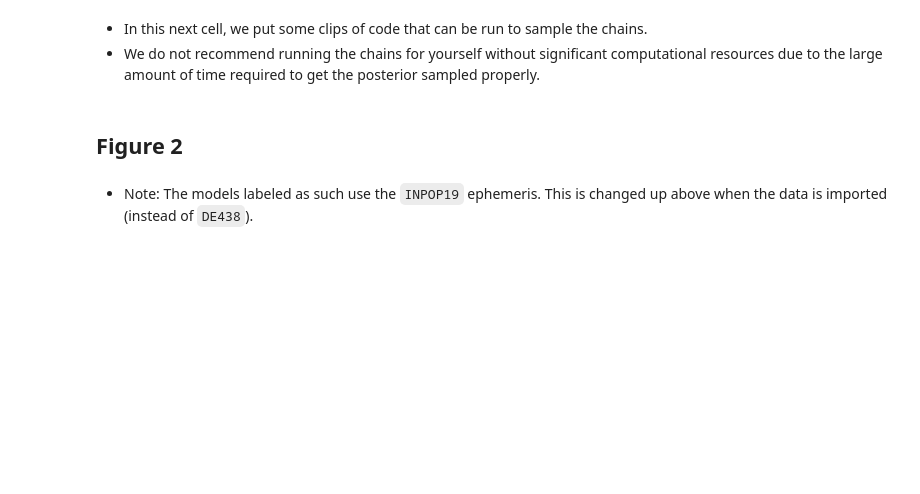
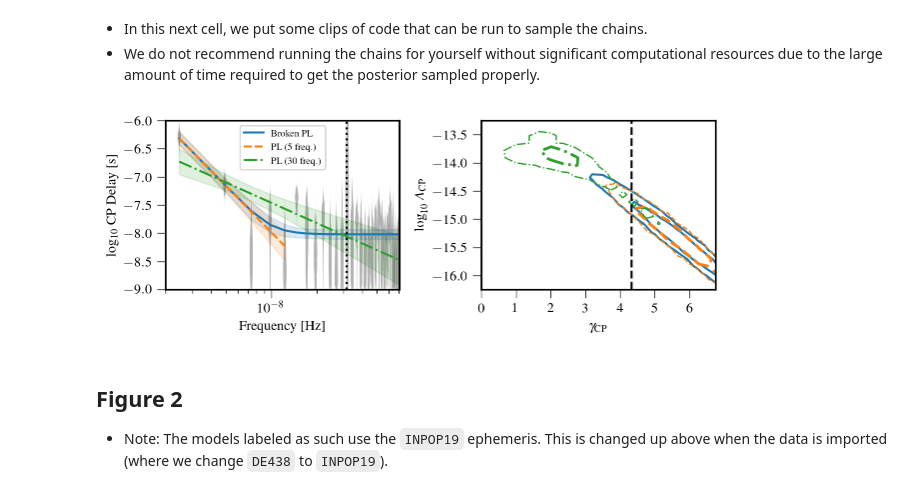
Before and after one commit to nanograv/12p5yr_stochastic_analysis, a Jupyter notebook: notebooks/pta_gwb_analysis.ipynb, the cells around one changed output. Saved outputs shown, nothing was run; the diff lists cells and outputs as text; code cells hidden in the pictures; blank space fills up the shorter version.

```diff
--- a/notebooks/pta_gwb_analysis.ipynb
+++ b/notebooks/pta_gwb_analysis.ipynb
@@ -787,6 +856,23 @@ DE438_vary_30cRN_idx = np.argmax(chain_DE438_30f_vary[:,-1])
 PL_5freq = powerlaw(freqs_5, log10_A=chain_DE438_vary[:,1][DE438_vary_5cRN_idx], gamma=chain_DE438_vary[:,0][DE438_vary_5cRN_idx])
 PL_30freq = powerlaw(freqs_30, log10_A=chain_DE438_30f_vary[:,1][DE438_vary_30cRN_idx], gamma=chain_DE438_30f_vary[:,0][DE438_vary_30cRN_idx])
 bPL = Broken_powerlaw(freqs_30, log10_A=chain_DE438_bplaw_vary[:,1][DE438_vary_Bpl_idx], log10_fb=chain_DE438_bplaw_vary[:,2][DE438_vary_Bpl_idx], gamma=chain_DE438_bplaw_vary[:,0][DE438_vary_Bpl_idx])
+# %%
+# Create an array for the bPL, 5f, and 30f chains
+## (to be able to make the 1-sigma regions and plot mean curves)
+bPL_num = int(chain_DE438_bplaw_vary[:,0].shape[0] / 5.)
+bPL_array = np.zeros((bPL_num,30))
+for ii in range(bPL_num):
+    bPL_array[ii] = np.log10(Broken_powerlaw(freqs_30, log10_A=chain_DE438_bplaw_vary[ii*5,1], log10_fb=chain_DE438_bplaw_vary[ii*5,2], gamma=chain_DE438_bplaw_vary[ii*5,0]))
+
+PL_5freq_num = int(chain_DE438_vary[:,0].shape[0] / 5.)
+PL_5freq_array = np.zeros((PL_5freq_num,5))
+for ii in range(PL_5freq_num):
+    PL_5freq_array[ii] = np.log10(powerlaw(freqs_5, log10_A=chain_DE438_vary[ii*5,1], gamma=chain_DE438_vary[ii*5,0]))
+
+PL_30freq_num = int(chain_DE438_30f_vary[:,0].shape[0] / 5.)
+PL_30freq_array = np.zeros((PL_30freq_num,30))
+for ii in range(PL_30freq_num):
+    PL_30freq_array[ii] = np.log10(powerlaw(freqs_30, log10_A=chain_DE438_30f_vary[ii*5,1], gamma=chain_DE438_30f_vary[ii*5,0]))
 # %%
 # Make Figure
 plt.figure(figsize=[2*3.5503666805036667, 2.1942472810764047])
@@ -794,10 +880,20 @@ plt.figure(figsize=[2*3.5503666805036667, 2.1942472810764047])
 # Left Hand Side Of Plot
 plt.subplot(1,2,1)
 
-# Plot MLV Curves
-plt.semilogx(freqs_30, np.log10(bPL), color='C0', label='Broken PL')
-plt.plot(freqs_5, np.log10(PL_5freq), color='C1', label='PL (5 freq.)', ls='dashed')
-plt.plot(freqs_30, np.log10(PL_30freq), color='C2', label='PL (30 freq.)', ls='dashdot')
+## Plot MLV Curves
+#plt.semilogx(freqs_30, np.log10(bPL), color='C0', label='Broken PL')
+#plt.plot(freqs_5, np.log10(PL_5freq), color='C1', label='PL (5 freq.)', ls='dashed')
+#plt.plot(freqs_30, np.log10(PL_30freq), color='C2', label='PL (30 freq.)', ls='dashdot')
+
+# Plot mean curves w/ 1-sigma regions
+plt.semilogx(freqs_30, (bPL_array.mean(axis=0)), color='C0', label='Broken PL')
+plt.fill_between(freqs_30, (bPL_array.mean(axis=0) - bPL_array.std(axis=0)), (bPL_array.mean(axis=0) + bPL_array.std(axis=0)), color='C0', alpha=0.15)
+
+plt.semilogx(freqs_5, (PL_5freq_array.mean(axis=0)), color='C1', label='PL (5 freq.)', ls='dashed')
+plt.fill_between(freqs_5, (PL_5freq_array.mean(axis=0) - PL_5freq_array.std(axis=0)), (PL_5freq_array.mean(axis=0) + PL_5freq_array.std(axis=0)), color='C1', alpha=0.15)
+
+plt.semilogx(freqs_30, (PL_30freq_array.mean(axis=0)), color='C2', label='PL (30 freq.)', ls='dashdot')
+plt.fill_between(freqs_30, (PL_30freq_array.mean(axis=0) - PL_30freq_array.std(axis=0)), (PL_30freq_array.mean(axis=0) + PL_30freq_array.std(axis=0)), color='C2', alpha=0.15)
 
 # Plot Free Spectral Violin Plot
 vpt = plt.violinplot(chain_DE438_FreeSpec, positions=(freqs_30), widths=0.05*freqs_30, showextrema=False)
@@ -807,45 +903,43 @@ for pc in vpt['bodies']:
 
 # Plot Labels
 plt.xlabel(r'Frequency [Hz]')
-plt.ylabel(r'log$_{10}$ Residual [s]')
+plt.ylabel(r'log$_{10}$ CP Delay [s]') # Residual [s]
 plt.ylim(-9, -6)
 plt.xlim(10**-8.7,10**-7.15)
 plt.legend(loc=9)
 
 # f = f_yr line
 plt.axvline(3.17e-8, color='k', linestyle='dotted')
 
 # Right Hand Plot
 plt.subplot(1,2,2)
 
 crn = corner.hist2d(chain_DE438_bplaw_vary[:,0], chain_DE438_bplaw_vary[:,1], color='C0', plot_datapoints=False, plot_density=False, levels=[0.67], countour_kwargs={'linewidths':2})
 corner.hist2d(chain_DE438_bplaw_vary[:,0], chain_DE438_bplaw_vary[:,1], color='C0', plot_datapoints=False, plot_density=False, levels=[0.95], countour_kwargs={'linewidths':1}, ax=crn)
 
 corner.hist2d(chain_DE438_vary[:,0], chain_DE438_vary[:,1], color='C1', plot_datapoints=False, plot_density=False, levels=[0.67], contour_kwargs={'linestyles':'dashed','linewidths':2}, ax=crn)
 corner.hist2d(chain_DE438_vary[:,0], chain_DE438_vary[:,1], color='C1', plot_datapoints=False, plot_density=False, levels=[0.95], contour_kwargs={'linestyles':'dashed','linewidths':1}, ax=crn)
 
 corner.hist2d(chain_DE438_30f_vary[:,0], chain_DE438_30f_vary[:,1], color='C2', plot_datapoints=False, plot_density=False, levels=[0.67], contour_kwargs={'linestyles':'dashdot','linewidths':2}, ax=crn)
 corner.hist2d(chain_DE438_30f_vary[:,0], chain_DE438_30f_vary[:,1], color='C2', plot_datapoints=False, plot_density=False, levels=[0.95], contour_kwargs={'linestyles':'dashdot','linewidths':1}, ax=crn)
 
 # gamma = 13/3 line
 plt.axvline(13/3., color='k', linestyle='dashed')
 
 # Plot Labels
 plt.ylim(-16.25, -13.25)
 plt.xlim(0,6.75)
 plt.xticks([0,1,2,3,4,5,6])
 plt.ylabel('$\log_{10}\, A_\mathrm{CP}$')
 plt.xlabel(r'$\gamma_\mathrm{CP}$')
 
 plt.subplots_adjust(wspace=0.35)
-
-plt.savefig('Figure1.png',dpi=500,bbox_inches='tight')
 plt.show()
-plt.clf()
+# %% [output]
+[figure, added]
-# %% [markdown]
-## Figure 2
 # %% [markdown]
-* Note: The models labeled as such use the `INPOP19` ephemeris. This is changed up above when the data is imported (instead of `DE438`).
+## Figure 2
+* Note: The models labeled as such use the `INPOP19` ephemeris. This is changed up above when the data is imported (where we change `DE438` to `INPOP19`).
 # %%
 # # Common Process Posteriors
 
```
Also changed, not shown: parts of 40 cells of this notebook, 2 other files.
